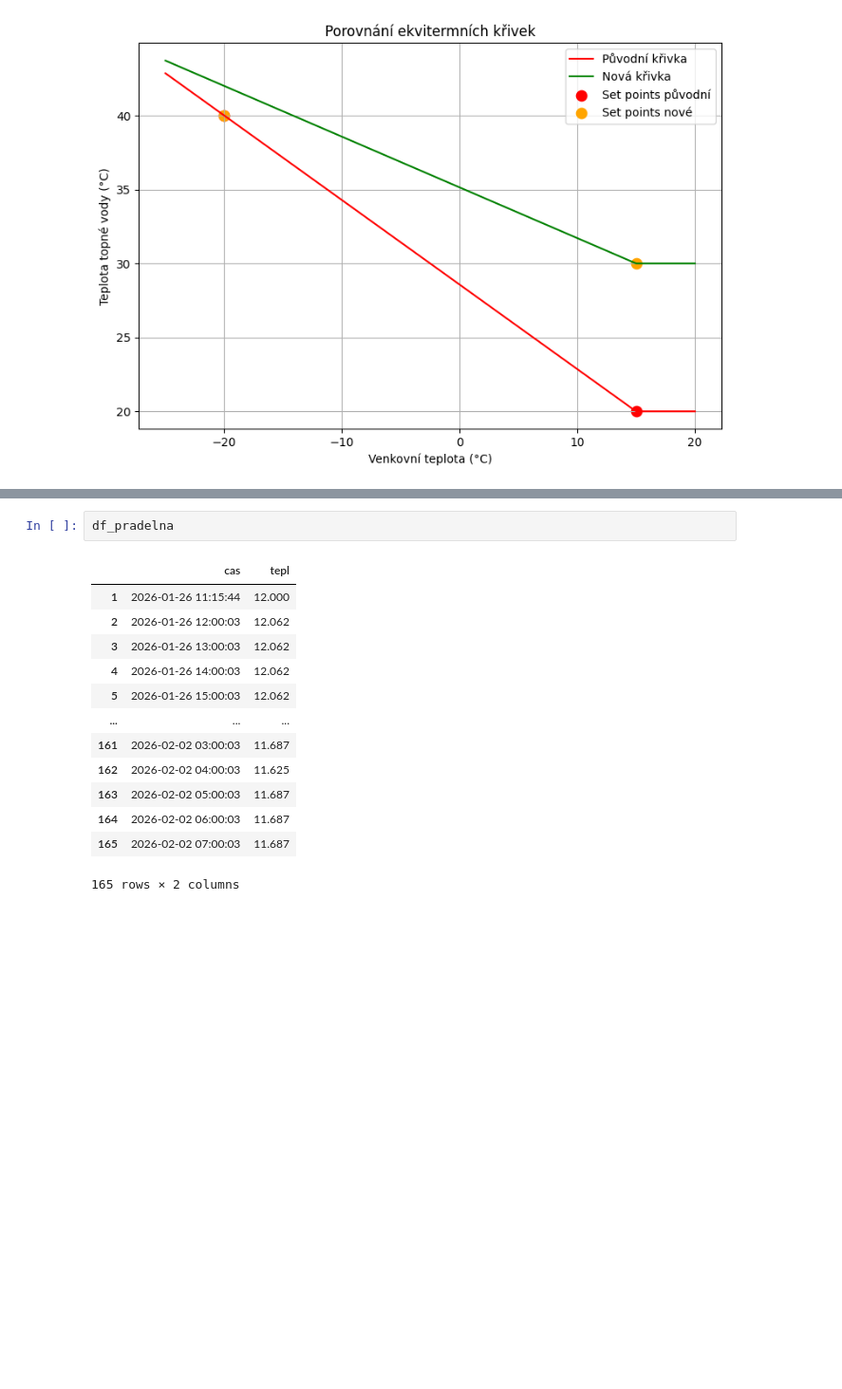
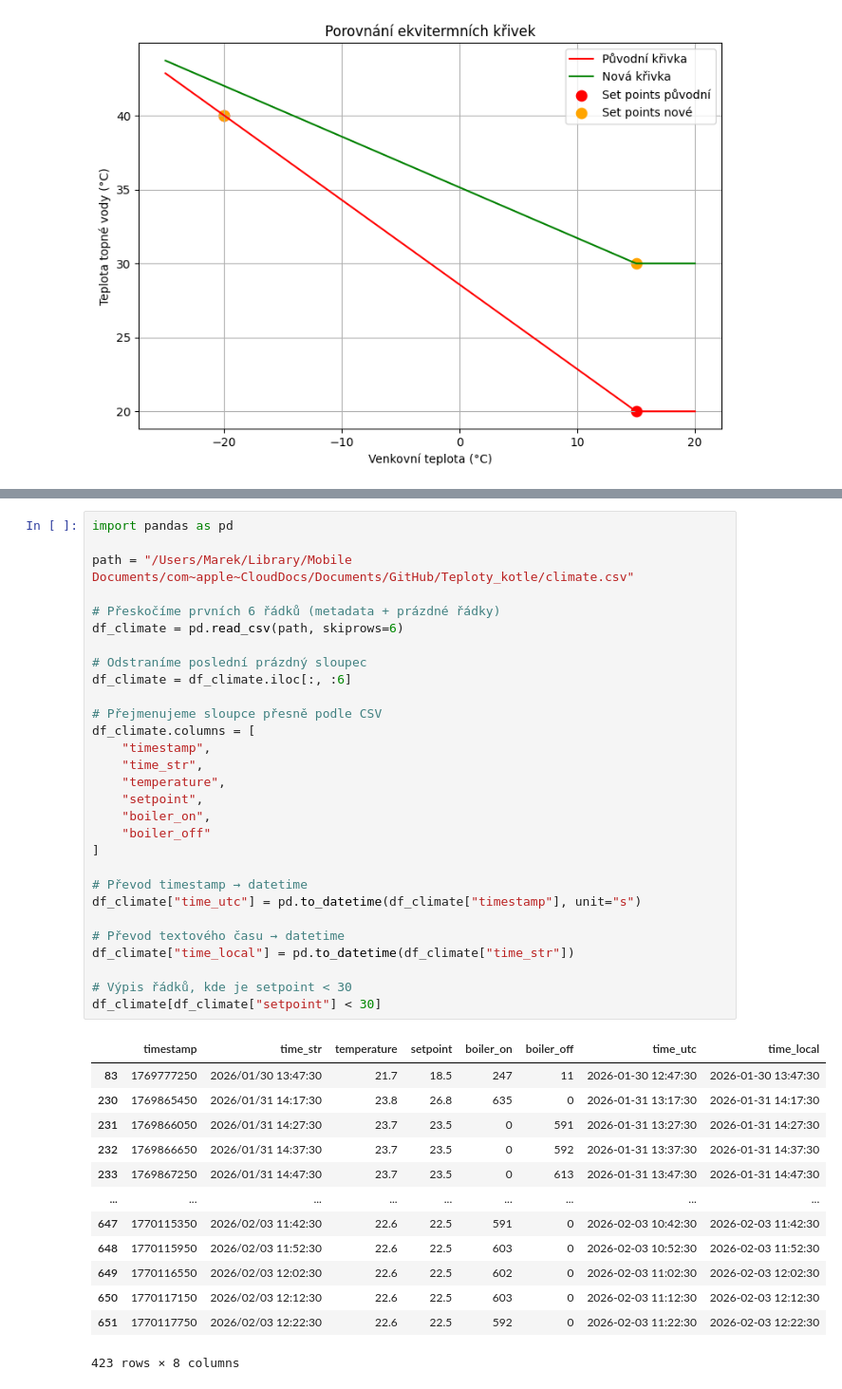
Before and after one commit to MarekCoderslab/Teploty_kotle, a Jupyter notebook: Teplota_kotle.ipynb, the cells around one changed output, grey strips where cells are left out. Shown at 95% size. Cells and saved outputs as stored; diff of their text form; blank space fills up the shorter version.

```diff
--- a/Teplota_kotle.ipynb
+++ b/Teplota_kotle.ipynb
@@ -252,16 +280,43 @@ plt.show()
 # %%
-df_pradelna
+import pandas as pd
+
+path = "/Users/Marek/Library/Mobile Documents/com~apple~CloudDocs/Documents/GitHub/Teploty_kotle/climate.csv"
+
+# Přeskočíme prvních 6 řádků (metadata + prázdné řádky)
+df_climate = pd.read_csv(path, skiprows=6)
+
+# Odstraníme poslední prázdný sloupec
+df_climate = df_climate.iloc[:, :6]
+
+# Přejmenujeme sloupce přesně podle CSV
+df_climate.columns = [
+    "timestamp",
+    "time_str",
+    "temperature",
+    "setpoint",
+    "boiler_on",
+    "boiler_off"
+]
+
+# Převod timestamp → datetime
+df_climate["time_utc"] = pd.to_datetime(df_climate["timestamp"], unit="s")
+
+# Převod textového času → datetime
+df_climate["time_local"] = pd.to_datetime(df_climate["time_str"])
+
+# Výpis řádků, kde je setpoint < 30
+df_climate[df_climate["setpoint"] < 30]
 # %% [output]
-|  | cas | tepl |
-| 1 | 2026-01-26 11:15:44 | 12.000 |
-| 2 | 2026-01-26 12:00:03 | 12.062 |
-| 3 | 2026-01-26 13:00:03 | 12.062 |
-| 4 | 2026-01-26 14:00:03 | 12.062 |
-| 5 | 2026-01-26 15:00:03 | 12.062 |
-| ... | ... | ... |
-| 161 | 2026-02-02 03:00:03 | 11.687 |
-| 162 | 2026-02-02 04:00:03 | 11.625 |
-| 163 | 2026-02-02 05:00:03 | 11.687 |
-| 164 | 2026-02-02 06:00:03 | 11.687 |
-| 165 | 2026-02-02 07:00:03 | 11.687 |
+|  | timestamp | time_str | temperature | setpoint | boiler_on | boiler_off | time_utc | time_local |
+| 83 | 1769777250 | 2026/01/30 13:47:30 | 21.7 | 18.5 | 247 | 11 | 2026-01-30 12:47:30 | 2026-01-30 13:47:30 |
+| 230 | 1769865450 | 2026/01/31 14:17:30 | 23.8 | 26.8 | 635 | 0 | 2026-01-31 13:17:30 | 2026-01-31 14:17:30 |
+| 231 | 1769866050 | 2026/01/31 14:27:30 | 23.7 | 23.5 | 0 | 591 | 2026-01-31 13:27:30 | 2026-01-31 14:27:30 |
+| 232 | 1769866650 | 2026/01/31 14:37:30 | 23.7 | 23.5 | 0 | 592 | 2026-01-31 13:37:30 | 2026-01-31 14:37:30 |
+| 233 | 1769867250 | 2026/01/31 14:47:30 | 23.7 | 23.5 | 0 | 613 | 2026-01-31 13:47:30 | 2026-01-31 14:47:30 |
+| ... | ... | ... | ... | ... | ... | ... | ... | ... |
+| 647 | 1770115350 | 2026/02/03 11:42:30 | 22.6 | 22.5 | 591 | 0 | 2026-02-03 10:42:30 | 2026-02-03 11:42:30 |
+| 648 | 1770115950 | 2026/02/03 11:52:30 | 22.6 | 22.5 | 603 | 0 | 2026-02-03 10:52:30 | 2026-02-03 11:52:30 |
+| 649 | 1770116550 | 2026/02/03 12:02:30 | 22.6 | 22.5 | 602 | 0 | 2026-02-03 11:02:30 | 2026-02-03 12:02:30 |
+| 650 | 1770117150 | 2026/02/03 12:12:30 | 22.6 | 22.5 | 603 | 0 | 2026-02-03 11:12:30 | 2026-02-03 12:12:30 |
+| 651 | 1770117750 | 2026/02/03 12:22:30 | 22.6 | 22.5 | 592 | 0 | 2026-02-03 11:22:30 | 2026-02-03 12:22:30 |
-165 rows × 2 columns
+423 rows × 8 columns
```
Also changed, not shown: parts of 9 cells of this notebook, 5 other files.
